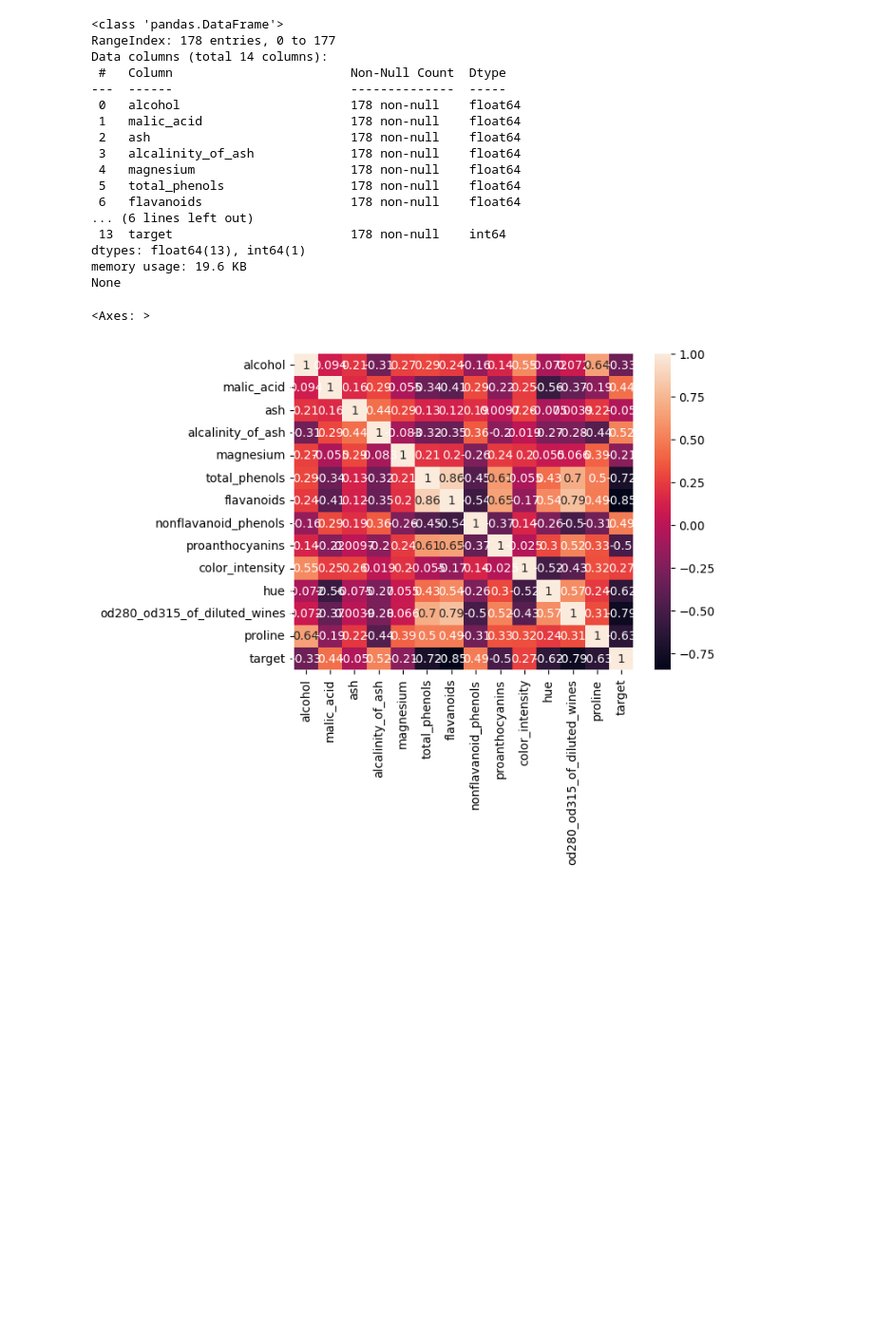
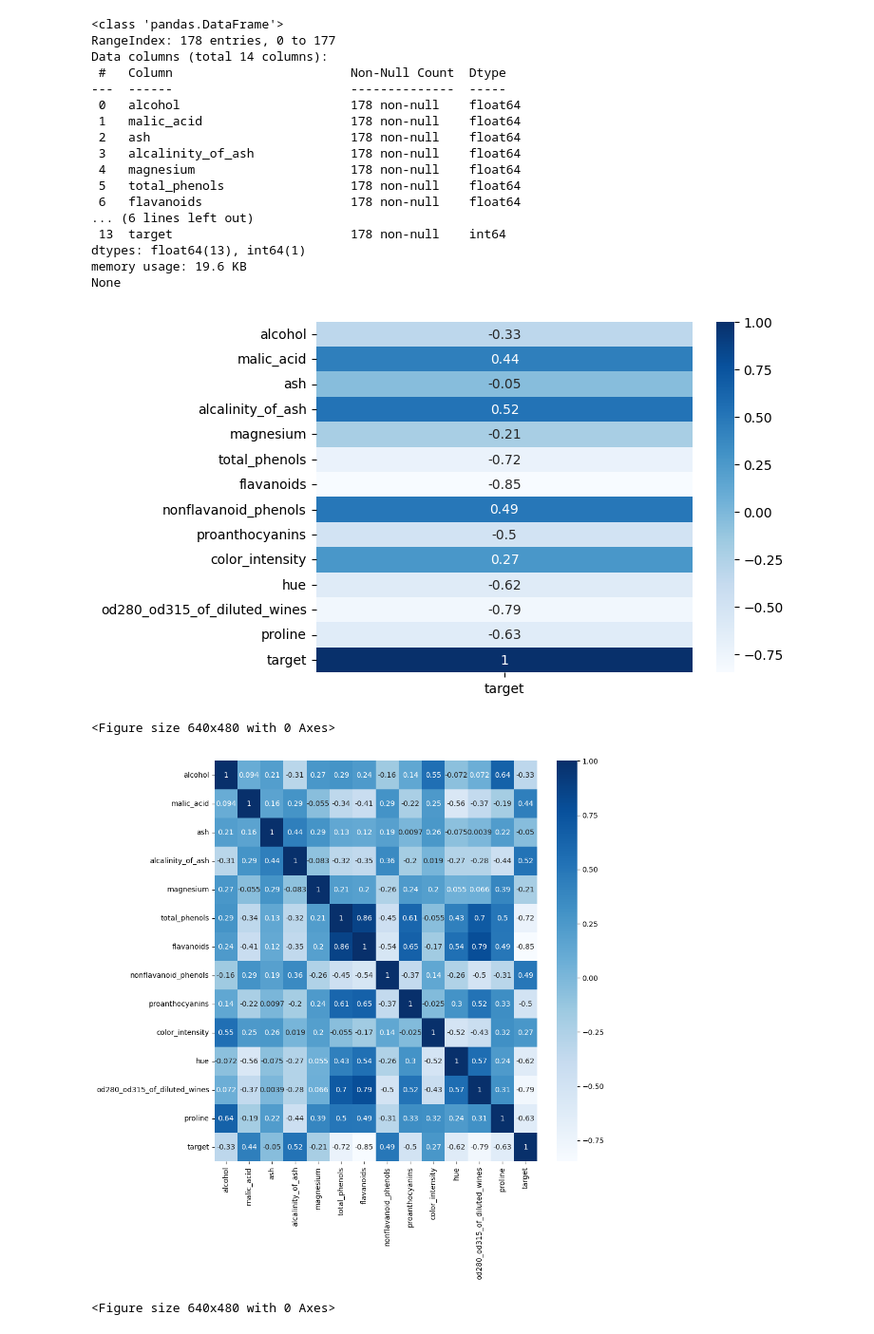
Before and after one commit to Dave02233/CodeAcademy, a Jupyter notebook: 125 - Machine Learning - Esercizi/wine.ipynb, the cells around one changed output. Shown at 95% size. Cells and saved outputs as stored; diff of their text form; code cells hidden in the pictures; blank space fills up the shorter version.

```diff
--- a/125 - Machine Learning - Esercizi/wine.ipynb
+++ b/125 - Machine Learning - Esercizi/wine.ipynb
@@ -32,8 +32,18 @@ memory usage: 19.6 KB
 None
 # %%
 import seaborn as sns
+import matplotlib.pyplot as plt
 
-sns.heatmap(df.corr()['target'].to_frame(), annot=True)
+sns.heatmap(df.corr()['target'].to_frame(), annot=True, cmap='Blues')
+plt.show()
+plt.clf()
+
+plt.figure(figsize=(10, 10))
+sns.heatmap(df.corr(), annot=True, cmap='Blues')
+plt.show()
+plt.clf()
 # %% [output]
+[figure, new version]
-<Axes: >
+<Figure size 640x480 with 0 Axes>
-[figure, old version]
+[figure, added]
+<Figure size 640x480 with 0 Axes>
```
